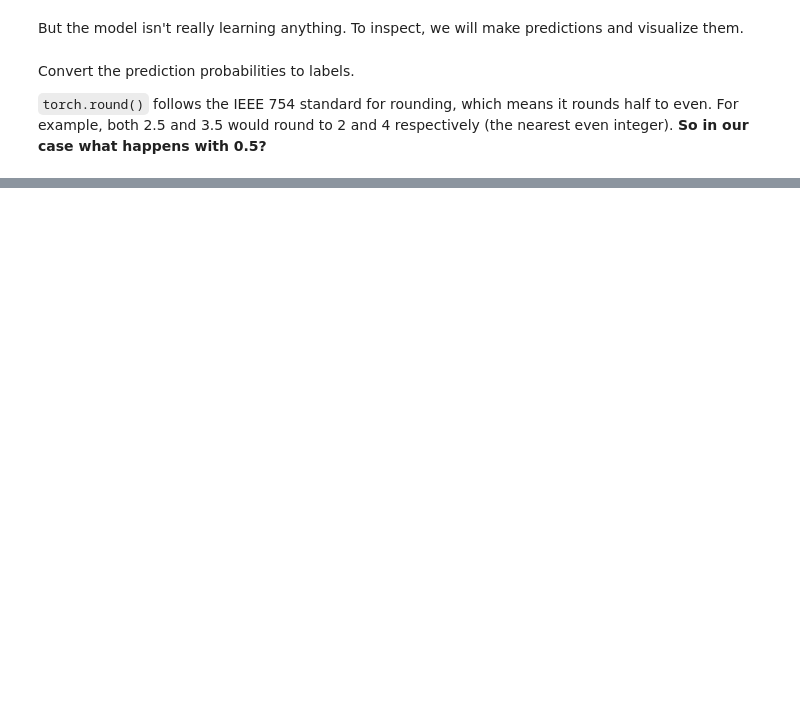
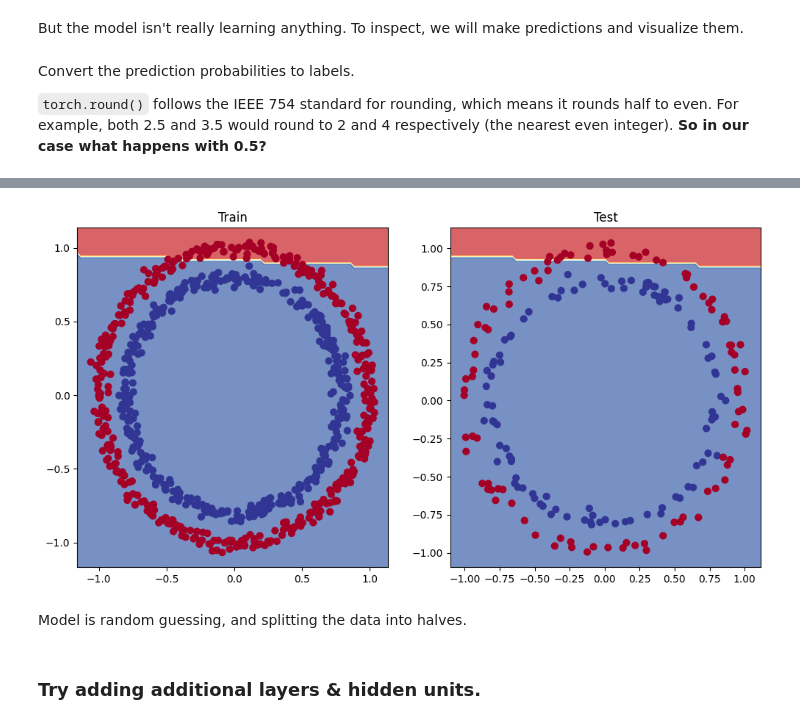
Before and after one commit to ananyatrivedi1/PyTorch, a Jupyter notebook: 02_Classification.ipynb, the cells around one changed output, grey strips where cells are left out. Drawn from its saved outputs; the diff is of its cells as text; code cells hidden in the pictures; blank space fills up the shorter version.

```diff
--- a/02_Classification.ipynb
+++ b/02_Classification.ipynb
@@ -325,5 +278,9 @@ tensor([1., 1., 1., 1., 1.], grad_fn=<SliceBackward0>)
 # %% [markdown]
 ### 2. Loss Function
+# %%
+from sklearn.model_selection import train_test_split
+
+X_train, X_test, y_train, y_test = train_test_split(X, y, test_size=0.2, random_state=42)
 # %% [markdown]
 BCEWithLogitsLoss combines the loss function (`L(yhat, y)`) and the sigmoid (`sigmoid(z)`) function in one.
 # %%
@@ -337,7 +294,7 @@ Accuracy: (# correct predictions)/(total number of predictions)
 
 `torch.eq()` decides where two tensors are equal.
 # %%
-def accuracy_fn(y_true, y_pred):
+def accuracy_fn(y_pred, y_true):
   correct = torch.eq(y_true, y_pred).sum().item()
   acc = (correct/len(y_pred)) * 100
   return acc
@@ -347,7 +304,7 @@ If a loss function measures how wrong your model is, I like to think of **evalua
 **Explain BCEWithLogitsLoss()**
 # %%
 loss_fn = nn.BCEWithLogitsLoss()
-optimizer = torch.optim.SGD(params=model1.parameters(), lr=0.1)
+optimizer = torch.optim.SGD(params=model1.parameters(), lr=0.01)
 # %% [markdown]
 ### Building a training & Testing Loop
 # %% [markdown]
@@ -415,0 +397,15 @@ Convert the prediction probabilities to labels.
+# %%
+# Plot decision boundaries for training and test sets
+plt.figure(figsize=(12, 6))
+plt.subplot(1, 2, 1)
+plt.title("Train")
+plot_decision_boundary(model0, X_train, y_train)
+plt.subplot(1, 2, 2)
+plt.title("Test")
+plot_decision_boundary(model0, X_test, y_test)
+# %% [output]
+[figure, added]
+# %% [markdown]
+Model is random guessing, and splitting the data into halves.
+# %% [markdown]
+### Try adding additional layers & hidden units.
```
Also changed, not shown: parts of 71 cells of this notebook.
